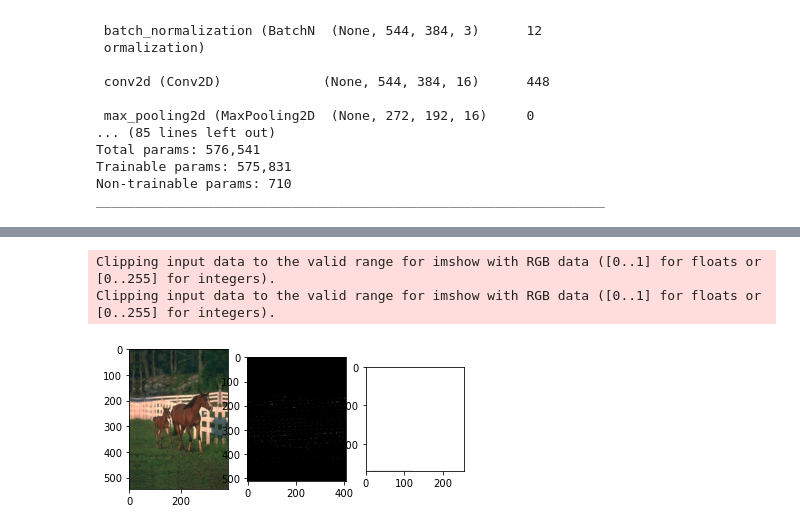
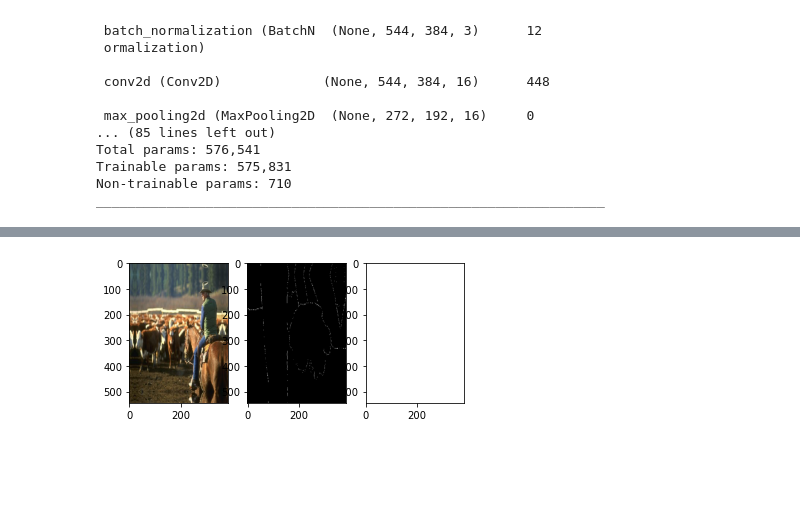
Before and after one commit to oshanQQ/anaconda-workspace, a Jupyter notebook: cnn-edge/multipleImageBinarization.ipynb, the cells around one changed output, grey strips where cells are left out. Cells and saved outputs as stored; diff of their text form; code cells hidden in the pictures; blank space fills up the shorter version.

```diff
--- a/cnn-edge/multipleImageBinarization.ipynb
+++ b/cnn-edge/multipleImageBinarization.ipynb
@@ -23,11 +23,10 @@ lavel_files = glob.glob('lavel_image/*.png')
 
 # labels内にラベルデータを入れる
 # file path => Python Imaging Library => ndarray
-labels = np.array([img_to_array(load_img(f, target_size=(544, 384))) for f in lavel_files])
+labels = np.array([img_to_array(load_img(f, target_size=(544, 384), color_mode = 'grayscale')) for f in lavel_files])
 
-for file in labels:
-    file[file < th] = 0
-    file[file >= th] = 255
+labels[labels < th] = 0
+labels[labels > th] = 1
 
 labels.shape
 # %% [output]
@@ -140,30 +139,29 @@ Epoch 445/445
 # %%
 %matplotlib inline
 import matplotlib.pyplot as plt
 
 def predict(index, s = 6.0):
     plt.rcParams['figure.figsize'] = (s, s)
 
     sh = imgs.shape[1:-1]
 
     # 輪郭の検出（予測処理）
     pred = model.predict(np.array([imgs[index]]))[0]
     pred *= 255
 
     plt.subplot(1, 3, 1)
     # 入力画像の表示
     plt.imshow(imgs[index].astype(int))
 
     plt.subplot(1, 3, 2)
     # 輪郭画像（ラベルデータ）の表示
-    plt.imshow(labels[index].reshape((512, 408, 3)), cmap = 'gray')
+    plt.imshow(labels[index], cmap = 'gray')
 
     plt.subplot(1, 3, 3)
     # predict の結果表示
-    plt.imshow(pred.reshape((272, 256, 3)), cmap = 'gray')
+    plt.imshow(pred, cmap = 'gray')
 
-predict(0)
+predict(3)
+model.save('model/c1_480.h5')
 # %% [output]
-Clipping input data to the valid range for imshow with RGB data ([0..1] for floats or [0..255] for integers).
-Clipping input data to the valid range for imshow with RGB data ([0..1] for floats or [0..255] for integers).
-[figure, old version]
+[figure, new version]
```
Also changed, not shown: parts of 2 cells of this notebook, 2 other files.
